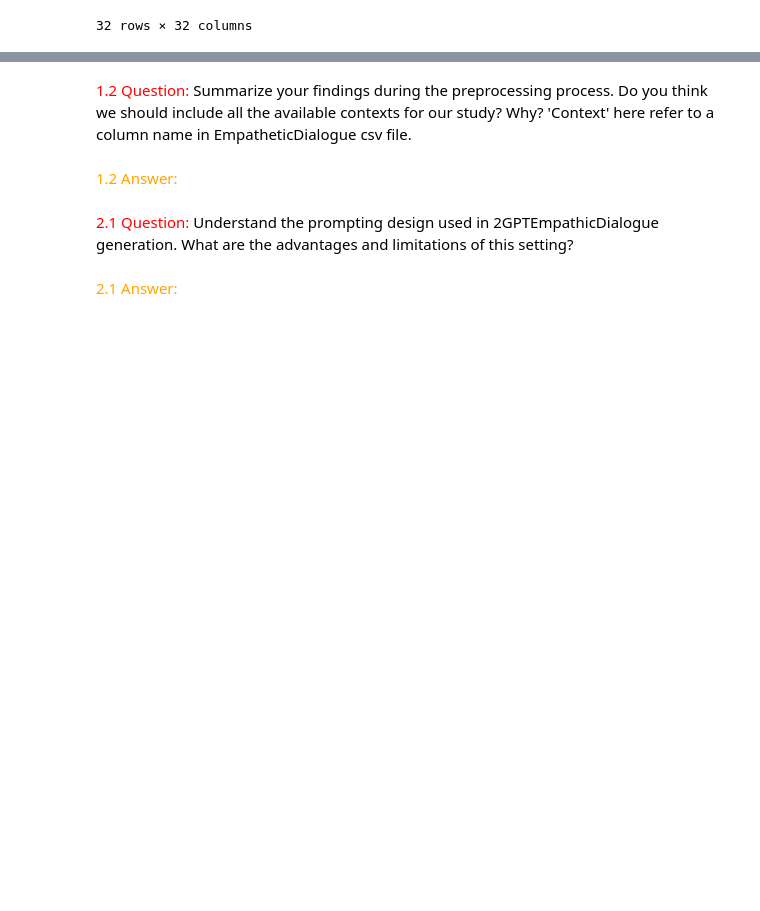
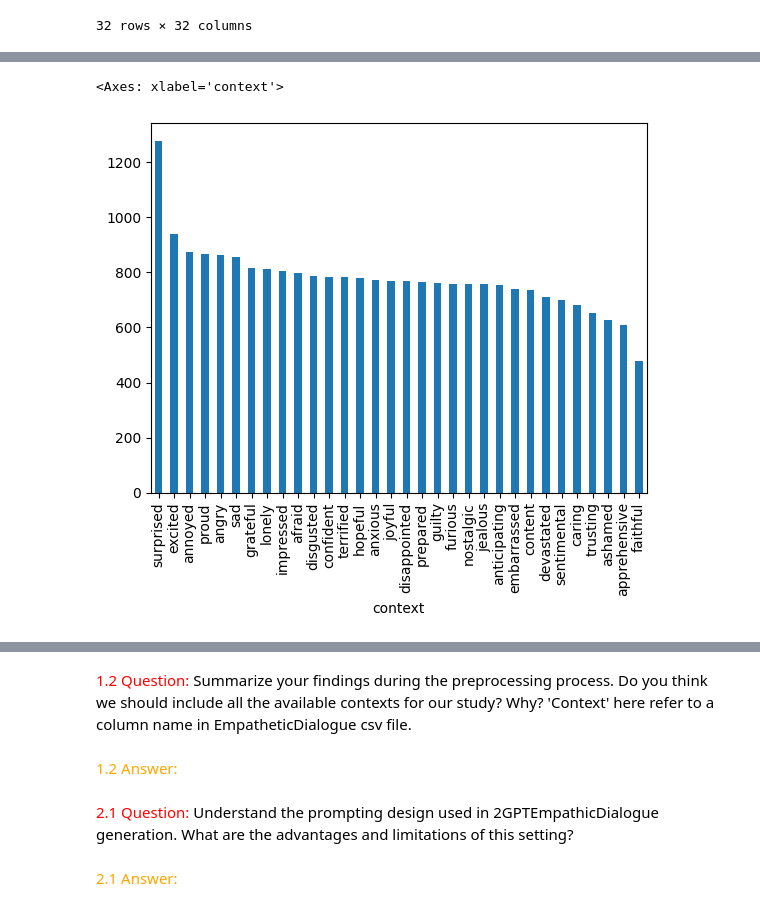
Before and after one commit to telecom-projet-nlp/human-gpt-linguistic-differences, a Jupyter notebook: notebook/Notebook Andrew.ipynb, the cells around one changed output, grey strips where cells are left out. Drawn from its saved outputs; the diff is of its cells as text; code cells hidden in the pictures; blank space fills up the shorter version.

Commit message:
Notebook Andrew

```diff
--- a/notebook/Notebook Andrew.ipynb
+++ b/notebook/Notebook Andrew.ipynb
@@ -63,10 +63,10 @@ On ignore les dernières colonnes à l'import de human_valid et human_test (non
 On ignore les double-quotes pour human pour prendre en compte tous les séparateurs
 # %%
 # read data
-dial_gpt = pd.read_csv("/Users/andrew/MS IA/NLP/human-gpt-linguistic-differences/data/2GPTEmpathicDialoguesDataset.csv")
-dial_human = pd.read_csv("/Users/andrew/MS IA/NLP/human-gpt-linguistic-differences/data/empatheticdialogues/train.csv", quoting=3, usecols=[0,1,2,3,4,5])
-dial_human_valid = pd.read_csv("/Users/andrew/MS IA/NLP/human-gpt-linguistic-differences/data/empatheticdialogues/valid.csv", quoting=3, usecols=[0,1,2,3,4,5])
-dial_human_test = pd.read_csv("/Users/andrew/MS IA/NLP/human-gpt-linguistic-differences/data/empatheticdialogues/test.csv", quoting=3, usecols=[0,1,2,3,4,5])
+dial_gpt = pd.read_csv("../data/2GPTEmpathicDialoguesDataset.csv")
+dial_human = pd.read_csv("../data/empatheticdialogues/train.csv", quoting=3, usecols=[0,1,2,3,4,5])
+dial_human_valid = pd.read_csv("../data/empatheticdialogues/valid.csv", quoting=3, usecols=[0,1,2,3,4,5])
+dial_human_test = pd.read_csv("../data/empatheticdialogues/test.csv", quoting=3, usecols=[0,1,2,3,4,5])
 # %%
 # describe data
 dial_human.info()
@@ -148,0 +166,10 @@ pd.
+# %%
+# Distribution of contexts for human
+(dial_human_tot.groupby("conv_id")
+               .first()["context"]
+               .value_counts()
+               .plot.bar()
+)
+# %% [output]
+<Axes: xlabel='context'>
+[figure, added]
```
Also changed, not shown: parts of 17 cells of this notebook.
